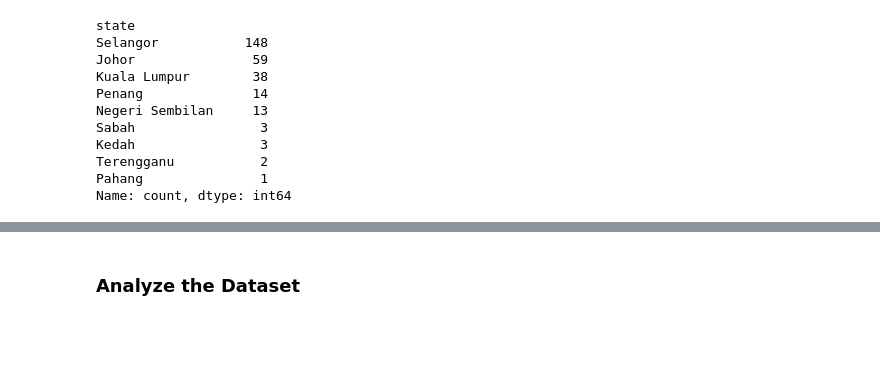
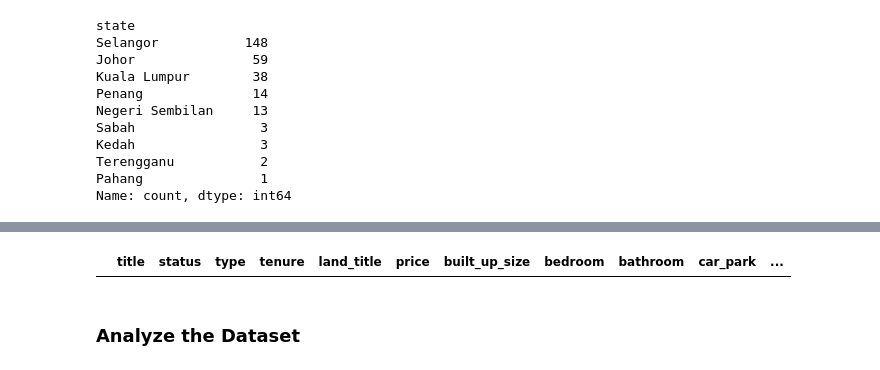
Before and after one commit to Bsting/fc_aps_mini_project_1, a Jupyter notebook: eda/iproperty_eda.ipynb, the cells around one changed output, grey strips where cells are left out. Drawn from its saved outputs; the diff is of its cells as text; code cells hidden in the pictures; blank space fills up the shorter version.

```diff
--- a/eda/iproperty_eda.ipynb
+++ b/eda/iproperty_eda.ipynb
@@ -346,3 +361,9 @@ df.head()
+# %%
+# remove duplicated records from data frame
+df.drop_duplicates(inplace=True)
+df[df.duplicated()]
+# %% [output]
+|  | title | status | type | tenure | land_title | price | built_up_size | bedroom | bathroom | car_park | ... |
 # %% [markdown]
 ### Analyze the Dataset
 # %%
```
Also changed, not shown: parts of 1 cell of this notebook.
